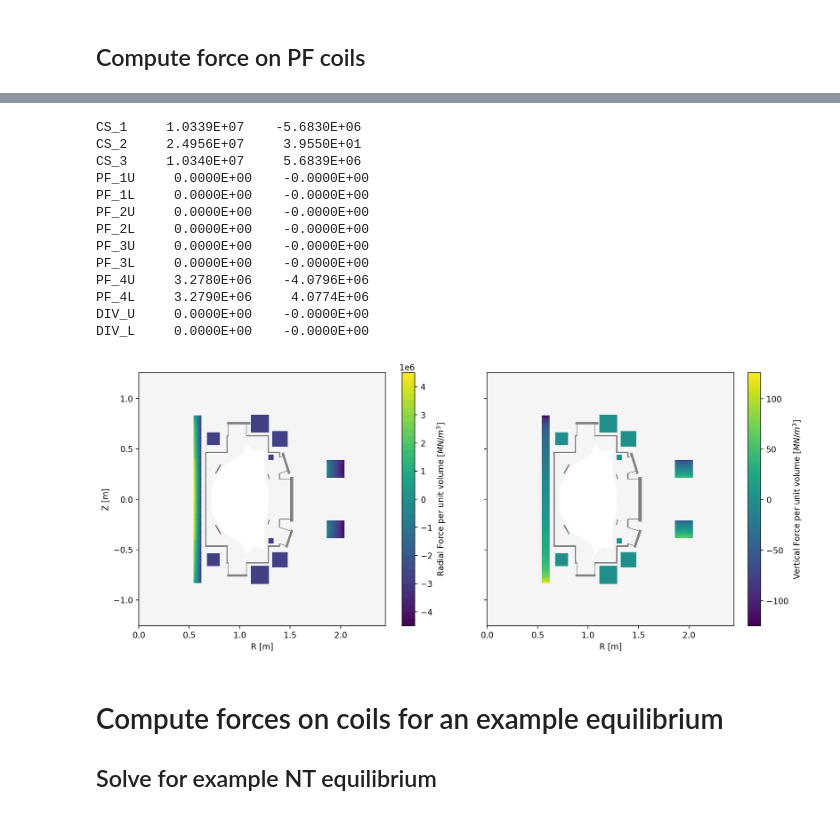
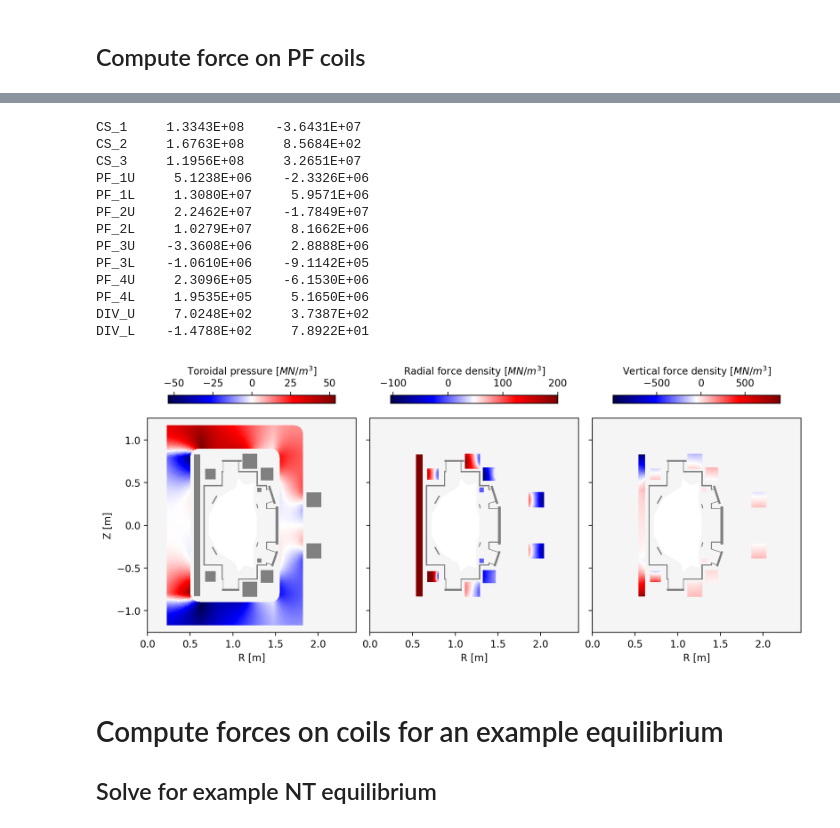
Before and after one commit to hansec/CU_NextStep, a Jupyter notebook: NextStep_coil_forces_0801.ipynb, the cells around one changed output, grey strips where cells are left out. Drawn from its saved outputs; the diff is of its cells as text; code cells hidden in the pictures.

```diff
--- a/NextStep_coil_forces_0801.ipynb
+++ b/NextStep_coil_forces_0801.ipynb
@@ -116,7 +125,7 @@ bore = 1.050
 height = 2.340
 inner_radius = 0.100
 leg_thickness = 0.190
-TF_current = 313.0*3.E3
+TF_current = 3.0*313.E3
 #
 J_TF = np.zeros((tf_pts.shape[0],2))
 for i in range(tf_pts.shape[0]):
@@ -128,7 +137,7 @@ for i in range(tf_pts.shape[0]):
         Z0 = np.sign(tf_pts[i,1])*(height/2.0-leg_width-inner_radius)
         theta = np.arctan2(tf_pts[i,1]-Z0,tf_pts[i,0]-R0)
         J_TF[i,:] = [-np.sin(theta),np.cos(theta)]
-    elif abs(tf_pts[i,1]) >= height/2.0 - leg_width:
+    elif abs(tf_pts[i,1]) >= height/2.0 - leg_width - 0.01:
         J_TF[i,:] = [-np.sign(tf_pts[i,1]),0.0]
     else:
         J_TF[i,:] = [0.0,np.sign(tf_pts[i,0]-(inner_R0+leg_width+bore/2.0))]
@@ -188,6 +206,10 @@ for i in range(tf_lc.shape[0]):
     Bcc = (B_TF[tf_lc[i,2],2]+B_TF[tf_lc[i,1],2]+B_TF[tf_lc[i,0],2])/3.0
     overturning_force += np.sign(rcc[1])*area*Jcc*Bcc*leg_thickness
     overturning_moment += rcc[1]*area*Jcc*Bcc*leg_thickness
-print('Overturning force per half coil = {0:10.2F} [kN]'.format(overturning_force/2.0/1.E3))
+    Jcc = (J_TF[tf_lc[i,2],1]+J_TF[tf_lc[i,1],1]+J_TF[tf_lc[i,0],1])/3.0
+    Bcc = (B_TF[tf_lc[i,2],0]+B_TF[tf_lc[i,1],0]+B_TF[tf_lc[i,0],0])/3.0
+    overturning_force -= np.sign(rcc[1])*area*Jcc*Bcc*leg_thickness
+    overturning_moment -= rcc[1]*area*Jcc*Bcc*leg_thickness
+print('Overturning force per half coil = {0:10.2F} [kN] {1:10.2F} [T]'.format(overturning_force/2.0/1.E3,overturning_force/2.0*0.224809/2.E3))
 print('Overturning moment per coil     = {0:10.2F} [kN-m]'.format(overturning_moment/1.E3))
 # %% [output]
@@ -199,7 +248,7 @@ Overturning moment per coil     =    1888.19 [kN-m]
 coil_currents, reg_currents = mygs.get_coil_currents()
 B_PF = np.zeros((mesh_pts.shape[0],3))
 F_PF = np.zeros((mesh_lc.shape[0],2))
-F_PF[:] = np.NaN
+F_PF[:] = np.nan
 pt_mask = np.zeros((mesh_pts.shape[0],), dtype=np.int32)
 for key, coil in coil_dict.items():
     pt_mask[mesh_lc[mesh_reg==coil['reg_id'],:]] = 1
@@ -208,55 +257,63 @@ for i in range(mesh_pts.shape[0]):
         continue
     B_PF[i,:] = field_eval.eval(mesh_pts[i,:])
 for key, coil in mygs.coil_sets.items():
     coil_area = 0.0
     coil_force = np.array([0.0,0.0])
     for subcoil in coil['sub_coils']:
         subcoil_area = 0.0
         nc = np.sum(mesh_reg==subcoil['reg_id'])
         Bcc = np.zeros((nc,3))
         for i, lc in enumerate(mesh_lc[mesh_reg==subcoil['reg_id'],:]):
             v1 = mesh_pts[lc[1],:]-mesh_pts[lc[0],:]
             v2 = mesh_pts[lc[2],:]-mesh_pts[lc[0],:]
             area = np.linalg.norm(np.cross(v1,v2))/2.0
             rcc = (mesh_pts[lc[2],:]+mesh_pts[lc[1],:]+mesh_pts[lc[0],:])/3.0
             Bcc[i,:] = (B_PF[lc[2],:]+B_PF[lc[1],:]+B_PF[lc[0],:])/3.0
             coil_force += Bcc[i,[2,0]]*reg_currents[subcoil['reg_id']-1]*area*2.0*np.pi*rcc[0]
             subcoil_area += area
         coil_area += subcoil_area
         Jtor_subcoil = coil_currents[coil['id']]*subcoil['nturns']/subcoil_area
         F_PF[mesh_reg==subcoil['reg_id'],0] = Bcc[:,2]*Jtor_subcoil
         F_PF[mesh_reg==subcoil['reg_id'],1] = -Bcc[:,0]*Jtor_subcoil
     coil_force /= coil_area
     print('{0:4} {1:14.4E} {2:14.4E}'.format(key,coil_force[0],-coil_force[1]))
 
 # Plot results
-fig, ax = plt.subplots(1,2,figsize=(12,5),sharey=True,constrained_layout=True)
+fig, ax = plt.subplots(1,3,figsize=(10,5),sharey=True,constrained_layout=True)
+# Overturning
+mygs.plot_machine(fig,ax[0],limiter_color=None)
+clf = ax[0].tripcolor(tf_pts[:,0],tf_pts[:,1],tf_lc,(J_TF[:,0]*B_TF[:,2]-J_TF[:,1]*B_TF[:,0])/1.E6,cmap='seismic')#,shading='gouraud')
+fig.colorbar(clf,ax=ax[0],label=r'Toroidal pressure [$MN/m^3$]', location='top', shrink=0.8)
+# ax.set_ylabel('Z [m]')
+# ax.set_xlabel('R [m]')
+# _ = ax.set_title('Toroidal pressure per coil')
 # Radial force
-mygs.plot_machine(fig,ax[0],limiter_color=None,coil_colormap='seismic',coil_symmap=True,coil_clabel=None)
-ax[0].tripcolor(mesh_pts[:,0],mesh_pts[:,1],mesh_lc,F_PF[:,0]/1.E6)
-fig.colorbar(clf,ax=ax[0],label=r'Radial Force per unit volume [$MN/m^3$]')
+mygs.plot_machine(fig,ax[1],limiter_color=None)#,coil_colormap='seismic',coil_symmap=True,coil_clabel=None)
+clf = ax[1].tripcolor(mesh_pts[:,0],mesh_pts[:,1],mesh_lc,F_PF[:,0]/1.E6,cmap='seismic',vmax=200)
+fig.colorbar(clf,ax=ax[1],label=r'Radial force density [$MN/m^3$]', location='top', shrink=0.8)
 ax[0].set_ylabel('Z [m]')
 ax[0].set_xlabel('R [m]')
+ax[1].set_xlabel('R [m]')
 # Vertical force
-mygs.plot_machine(fig,ax[1],limiter_color=None,coil_colormap='seismic',coil_symmap=True,coil_clabel=None)
-clf = ax[1].tripcolor(mesh_pts[:,0],mesh_pts[:,1],mesh_lc,F_PF[:,1]/1.E6)
-fig.colorbar(clf,ax=ax[1],label=r'Vertical Force per unit volume [$MN/m^3$]')
-_ = ax[1].set_xlabel('R [m]')
+mygs.plot_machine(fig,ax[2],limiter_color=None)#,coil_colormap='seismic',coil_symmap=True,coil_clabel=None)
+clf = ax[2].tripcolor(mesh_pts[:,0],mesh_pts[:,1],mesh_lc,F_PF[:,1]/1.E6,cmap='seismic')
+fig.colorbar(clf,ax=ax[2],label=r'Vertical force density [$MN/m^3$]', location='top', shrink=0.8)
+_ = ax[2].set_xlabel('R [m]')
 # %% [output]
-CS_1     1.0339E+07    -5.6830E+06
-CS_2     2.4956E+07     3.9550E+01
-CS_3     1.0340E+07     5.6839E+06
-PF_1U     0.0000E+00    -0.0000E+00
-PF_1L     0.0000E+00    -0.0000E+00
-PF_2U     0.0000E+00    -0.0000E+00
-PF_2L     0.0000E+00    -0.0000E+00
-PF_3U     0.0000E+00    -0.0000E+00
-PF_3L     0.0000E+00    -0.0000E+00
-PF_4U     3.2780E+06    -4.0796E+06
-PF_4L     3.2790E+06     4.0774E+06
-DIV_U     0.0000E+00    -0.0000E+00
-DIV_L     0.0000E+00    -0.0000E+00
+CS_1     1.3343E+08    -3.6431E+07
+CS_2     1.6763E+08     8.5684E+02
+CS_3     1.1956E+08     3.2651E+07
+PF_1U     5.1238E+06    -2.3326E+06
+PF_1L     1.3080E+07     5.9571E+06
+PF_2U     2.2462E+07    -1.7849E+07
+PF_2L     1.0279E+07     8.1662E+06
+PF_3U    -3.3608E+06     2.8888E+06
+PF_3L    -1.0610E+06    -9.1142E+05
+PF_4U     2.3096E+05    -6.1530E+06
+PF_4L     1.9535E+05     5.1650E+06
+DIV_U     7.0248E+02     3.7387E+02
+DIV_L    -1.4788E+02     7.8922E+01
-[figure, old version]
+[figure, new version]
 # %% [markdown]
 # Compute forces on coils for an example equilibrium
 
```
Also changed, not shown: parts of 8 cells of this notebook, 37 other files.
